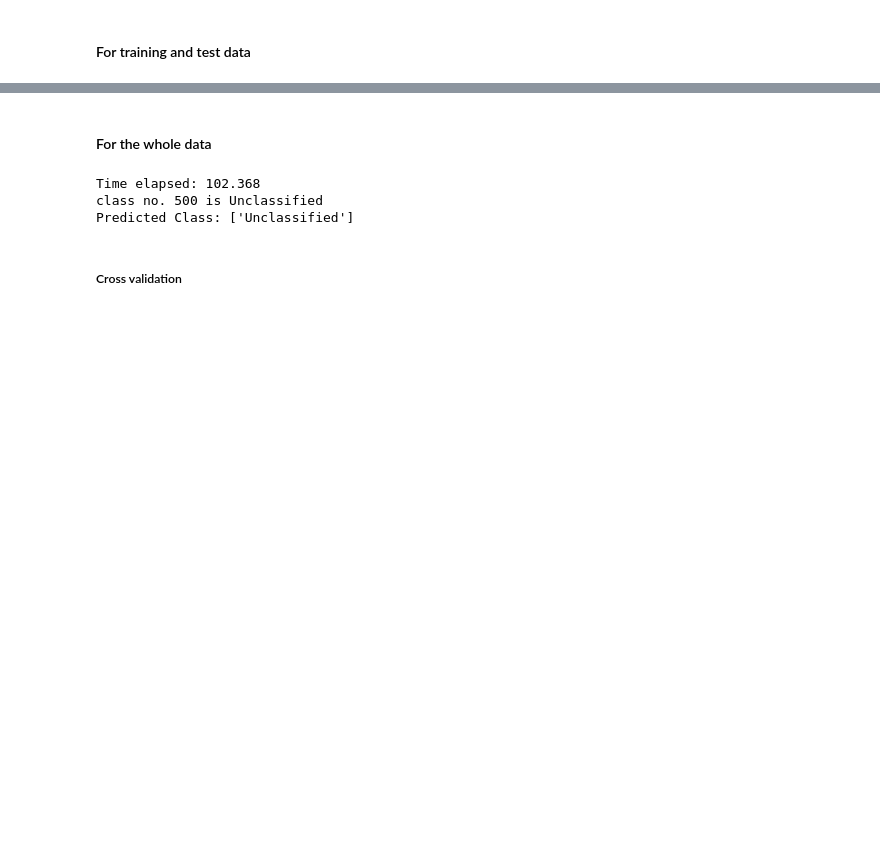
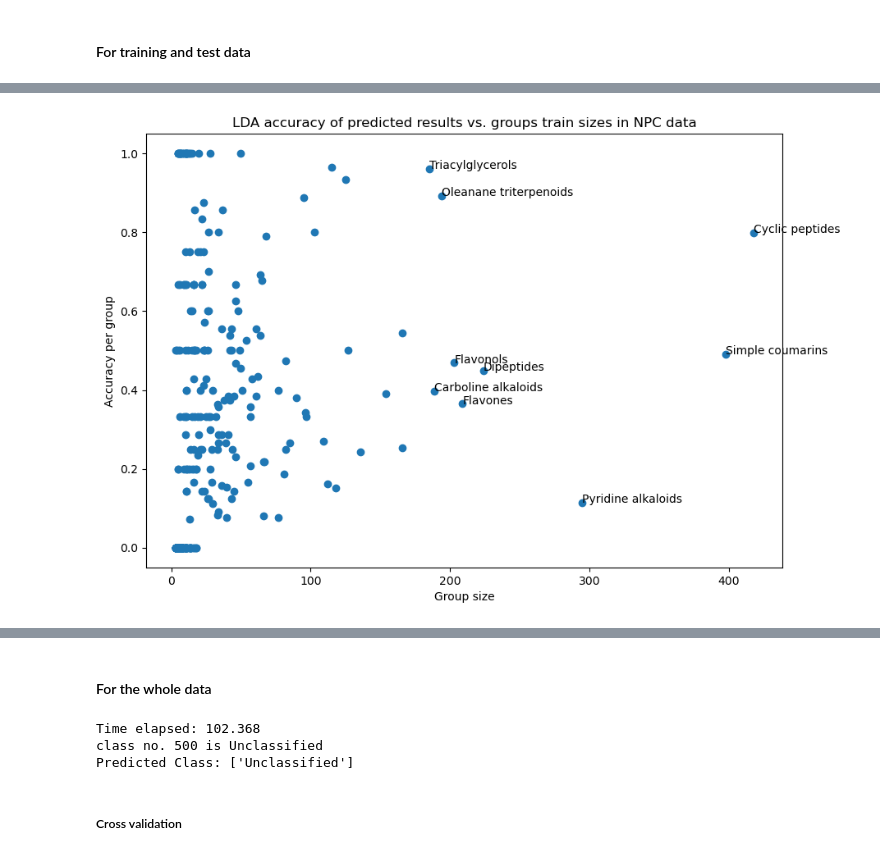
Before and after one commit to Yiyuan-Ding/MS2ChemClass, a Jupyter notebook: classification_lda.ipynb, the cells around one changed output, grey strips where cells are left out. Cells and saved outputs as stored; diff of their text form; code cells hidden in the pictures; blank space fills up the shorter version.

```diff
--- a/classification_lda.ipynb
+++ b/classification_lda.ipynb
@@ -129,0 +202,15 @@ len(y_pred)
+# %%
+x= accuracy_dict['group_size_train']
+y= accuracy_dict['accuracy']
+plt.rcParams.update({'figure.figsize':(10,7), 'figure.dpi':100})
+plt.scatter(x, y)
+
+plt.title('LDA accuracy of predicted results vs. groups train sizes in NPC data')
+plt.xlabel('Group size')
+plt.ylabel('Accuracy per group')
+for i,txt in enumerate(labels_a):
+    if x[i] >= 170:
+        plt.annotate(txt,(x[i],y[i]))
+plt.show()
+# %% [output]
+[figure, added]
```
Also changed, not shown: parts of 29 cells of this notebook, 7 other files.
